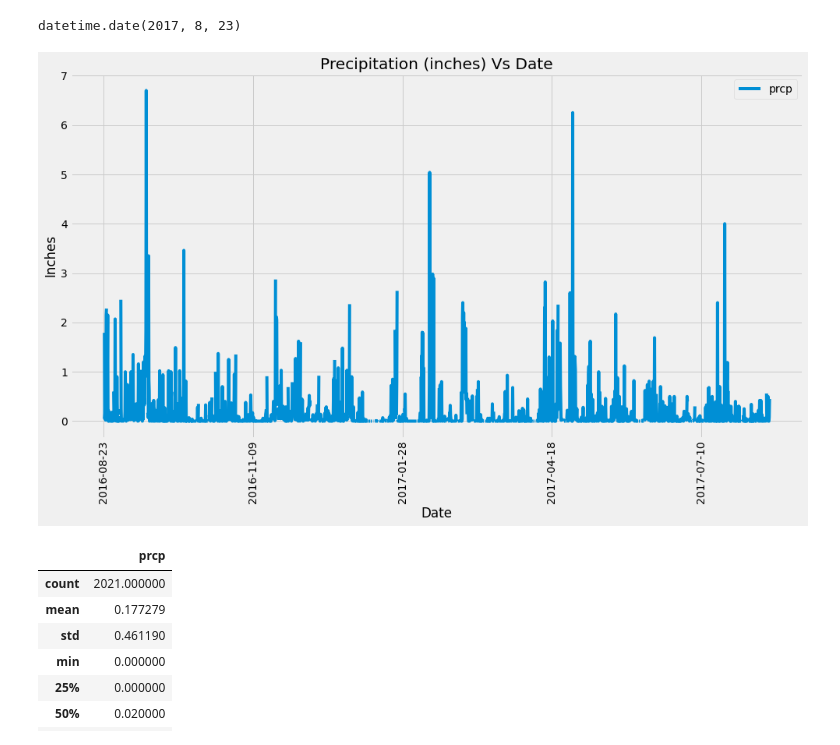
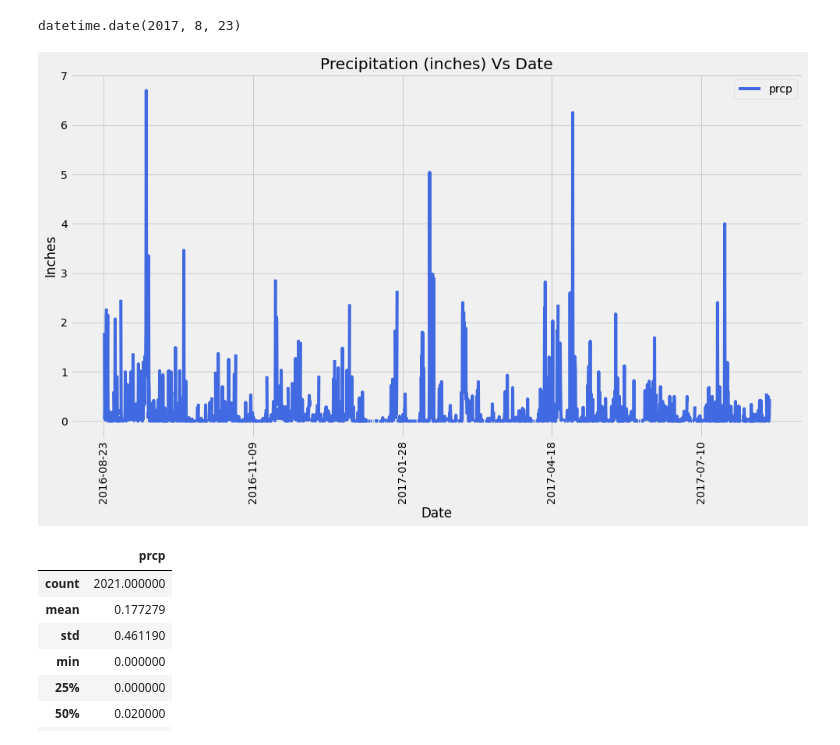
Before and after one commit to MarcusKorea/Surfs-Up, a Jupyter notebook: climate_starter.ipynb, the cells around one changed output. Saved outputs shown, nothing was run; the diff lists cells and outputs as text; code cells hidden in the pictures.

```diff
--- a/climate_starter.ipynb
+++ b/climate_starter.ipynb
@@ -80,34 +80,34 @@ datetime.date(2017, 8, 23)
 # %%
 # Design a query to retrieve the last 12 months of precipitation data and plot the results
 # Calculate the date 1 year ago from the last data point in the database
 last_date = session.query(measurement.date).order_by(measurement.date.desc()).first()
 last_date = dt.strptime(str(last_date[0]),"%Y-%m-%d").date()
 year_ago = last_date - timedelta(days = 365)
 
 # Perform a query to retrieve the data and precipitation scores
 result = session.query(measurement.date,measurement.prcp).filter(measurement.date >= year_ago).all()
 
 # Save the query results as a Pandas DataFrame and set the index to the date column
 precipitation = pd.DataFrame(result, columns = ["Date","prcp"])
 # precipitation = precipitation.rename(columns={0:"Date",1 : "prcp"})
 precipitation= precipitation.set_index("Date")
 
 # # Sort the dataframe by date
 precipitation= precipitation.sort_index(ascending= True)
 
 # Use Pandas Plotting with Matplotlib to plot the data
 # figuure size
 
-precipitation.plot(use_index = True, y = 'prcp',rot = 90,figsize = (15,8))
+precipitation.plot(use_index = True, y = 'prcp',rot = 90,figsize = (15,8),color = "royalblue")
 
 # Labels and title
 plt.xlabel("Date")
 plt.ylabel("Inches")
 plt.title("Precipitation (inches) Vs Date")
 
 plt.show()
 # %% [output]
-[figure, old version]
+[figure, new version]
 # %%
 # Use Pandas to calcualte the summary statistics for the precipitation data
 precipitation.describe()
```
Also changed, not shown: parts of 7 cells of this notebook.
